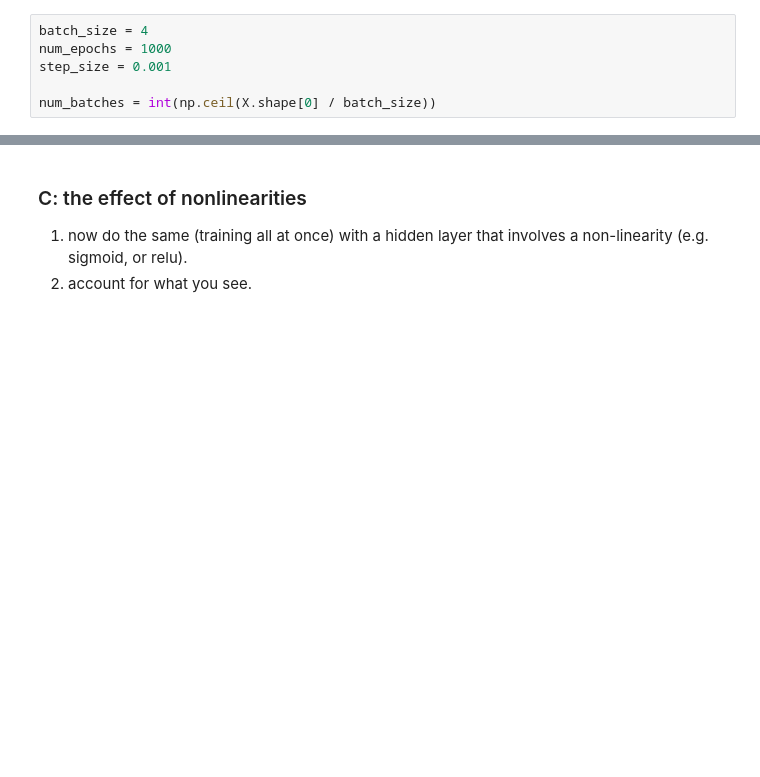
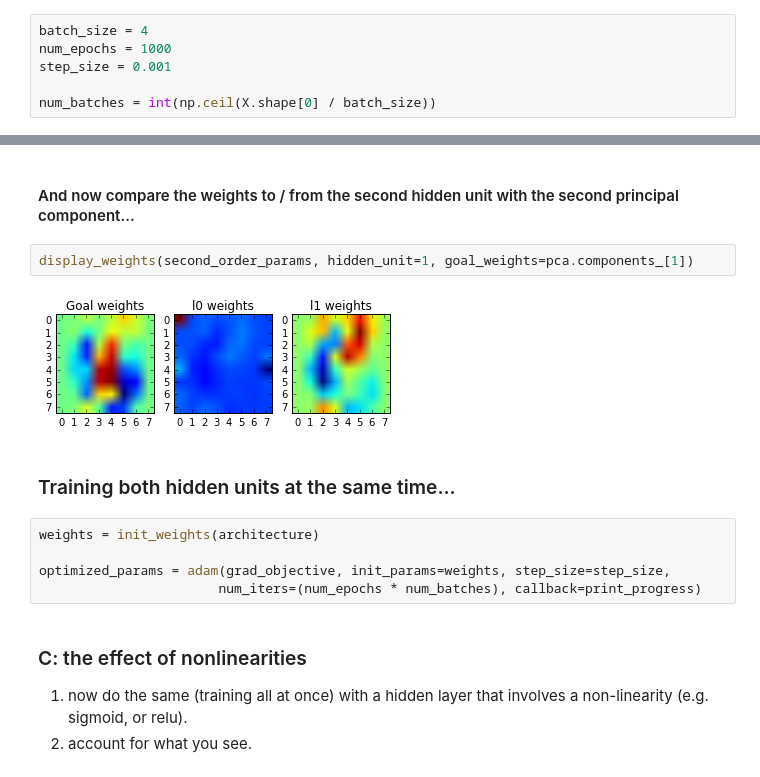
Before and after one commit to harryross263/comp421, a Jupyter notebook: Assignments/harry_second_assignment.ipynb, the cells around one changed output, grey strips where cells are left out. Cells and saved outputs as stored; diff of their text form; blank space fills up the shorter version.

```diff
--- a/Assignments/harry_second_assignment.ipynb
+++ b/Assignments/harry_second_assignment.ipynb
@@ -227,3 +305,16 @@ weights = init_weights(architecture)
+# %% [markdown]
+#### And now compare the weights to / from the second hidden unit with the second principal component...
+# %%
+display_weights(second_order_params, hidden_unit=1, goal_weights=pca.components_[1])
+# %% [output]
+[figure, added]
+# %% [markdown]
+### Training both hidden units at the same time...
+# %%
+weights = init_weights(architecture)
+
+optimized_params = adam(grad_objective, init_params=weights, step_size=step_size,
+                       num_iters=(num_epochs * num_batches), callback=print_progress)
 # %% [markdown]
 ### C: the effect of nonlinearities
    1. now do the same (training all at once) with a hidden layer that involves a non-linearity (e.g. sigmoid, or relu).
```
Also changed, not shown: parts of 21 cells of this notebook, 4 other files.
